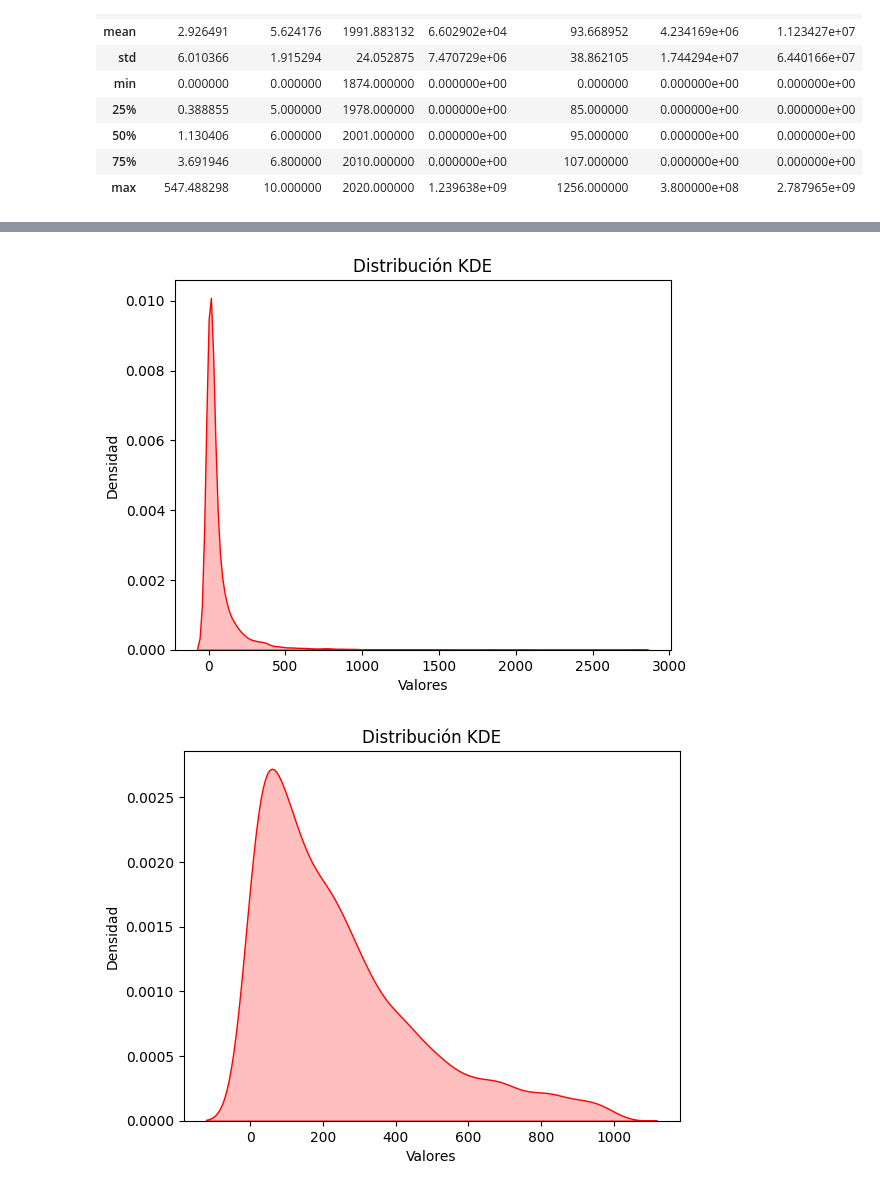
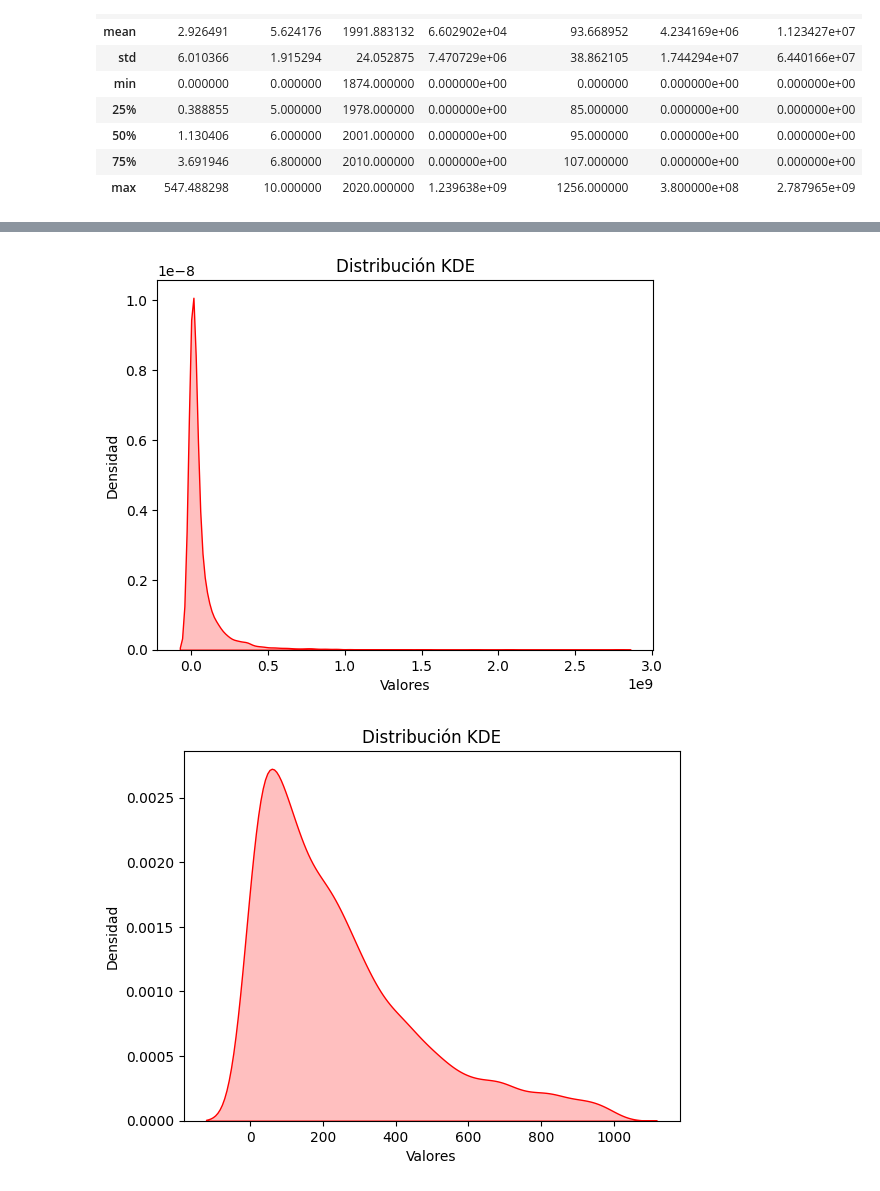
Before and after one commit to emadu161189/PROYECTO_INDIVIDUAL_HENRY_01, a Jupyter notebook: EDA.ipynb, the cells around one changed output, grey strips where cells are left out. Drawn from its saved outputs; the diff is of its cells as text; code cells hidden in the pictures.

```diff
--- a/EDA.ipynb
+++ b/EDA.ipynb
@@ -59,12 +59,12 @@ KeyError: 'budget'
 # %%
-sns.kdeplot([value for value in df['revenue'] if value != 0], fill=True, color='red')
+sns.kdeplot([value for value in df['revenue_(dolares)'] if value != 0], fill=True, color='red')
 
 # Agrega etiquetas y título
 plt.xlabel('Valores')
 plt.ylabel('Densidad')
 plt.title('Distribución KDE')
 
 plt.show()
 # %% [output]
-[figure, old version]
+[figure, new version]
 # %%
```
Also changed, not shown: parts of 3 cells of this notebook, 1 other file.
